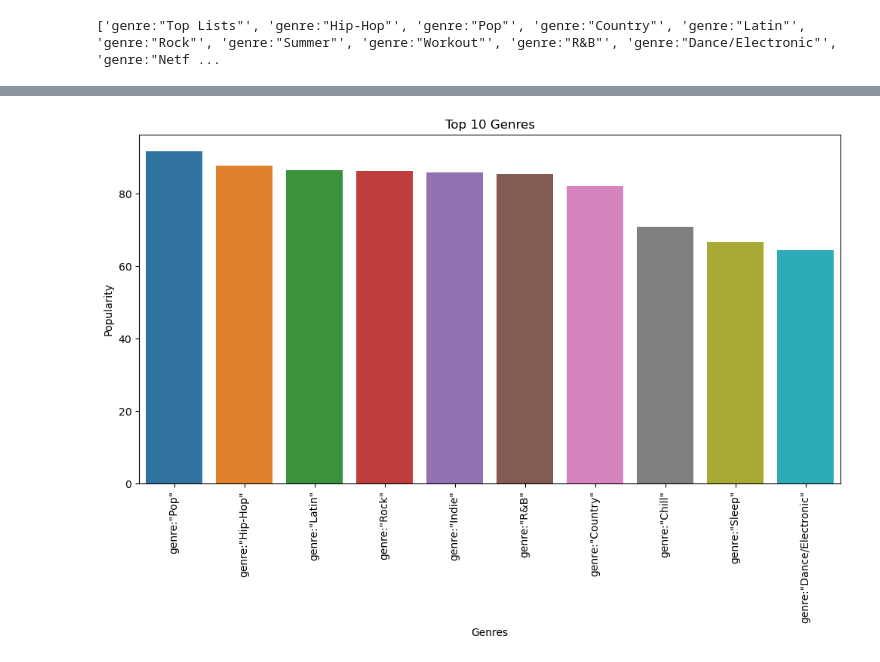
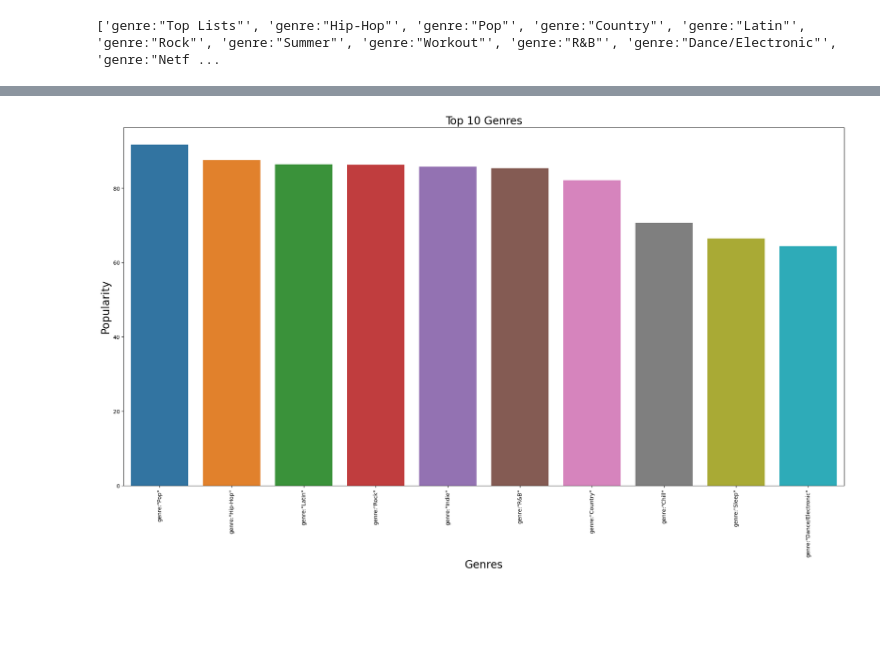
Before and after one commit to pd23041/2355980_EMATM0048, a Jupyter notebook: Part2/Crawl_Spotify_API.ipynb, the cells around one changed output, grey strips where cells are left out. Cells and saved outputs as stored; diff of their text form; code cells hidden in the pictures; blank space fills up the shorter version.

```diff
--- a/Part2/Crawl_Spotify_API.ipynb
+++ b/Part2/Crawl_Spotify_API.ipynb
@@ -203,6 +183,7 @@ uni_df
 | 777 | 7LUsIrW9BlMJs3WhXne9Ue | Death Waltz | PhaseOne | 49 | 2020 | genre:"Gaming" | 0.599 | 0.912 | 6 | ... |
 663 rows × 24 columns
 # %%
-columns_to_drop = ['id', 'uri', 'track_href', 'analysis_url', 'type']
-uni_df = uni_df.drop(columns=columns_to_drop, axis=1)
+# 去除无用的数据
+drop_need = ['id', 'uri', 'track_href', 'analysis_url', 'type']
+uni_df = uni_df.drop(columns=drop_need, axis=1)
 # %%
@@ -226,23 +210,31 @@ uni_df
 # %%
 import matplotlib.pyplot as plt
 import seaborn as sns
 
 # Calculate the average score for each genre
-genre_popularity = uni_df.groupby('Genres')['Popularity'].mean().reset_index()
+popularity_genre = uni_df.groupby('Genres')['Popularity'].mean().reset_index()
+
 # Average scores obtained by sorting in descending order
-genre_popularity = genre_popularity.sort_values('Popularity', ascending=False)
+popularity_genre = popularity_genre.sort_values('Popularity', ascending=False)
+
 # Selection of top 10 data
-genre_popularity = genre_popularity.head(10)
+popularity_top = popularity_genre.head(10)
+
 # Setting the canvas size
-plt.figure(figsize=(12,6))
+plt.figure(figsize=(24,12))
+
 # Plotting histograms, setting axes and values
-sns.barplot(x='Genres', y='Popularity', data=genre_popularity)
+sns.barplot(x='Genres', y='Popularity', data=popularity_top)
+plt.xlabel('Genres', fontsize=20)
+plt.ylabel('Popularity', fontsize=20)
+
 # Setting the title
-plt.title('Top 10 Genres')
+plt.title('Top 10 Genres',fontsize=20)
+
 # Rotate x-axis labels to avoid overlap
 plt.xticks(rotation=90)
 
 plt.show()
 # %% [output]
-[figure, old version]
+[figure, new version]
 # %%
```
Also changed, not shown: parts of 18 cells of this notebook.
